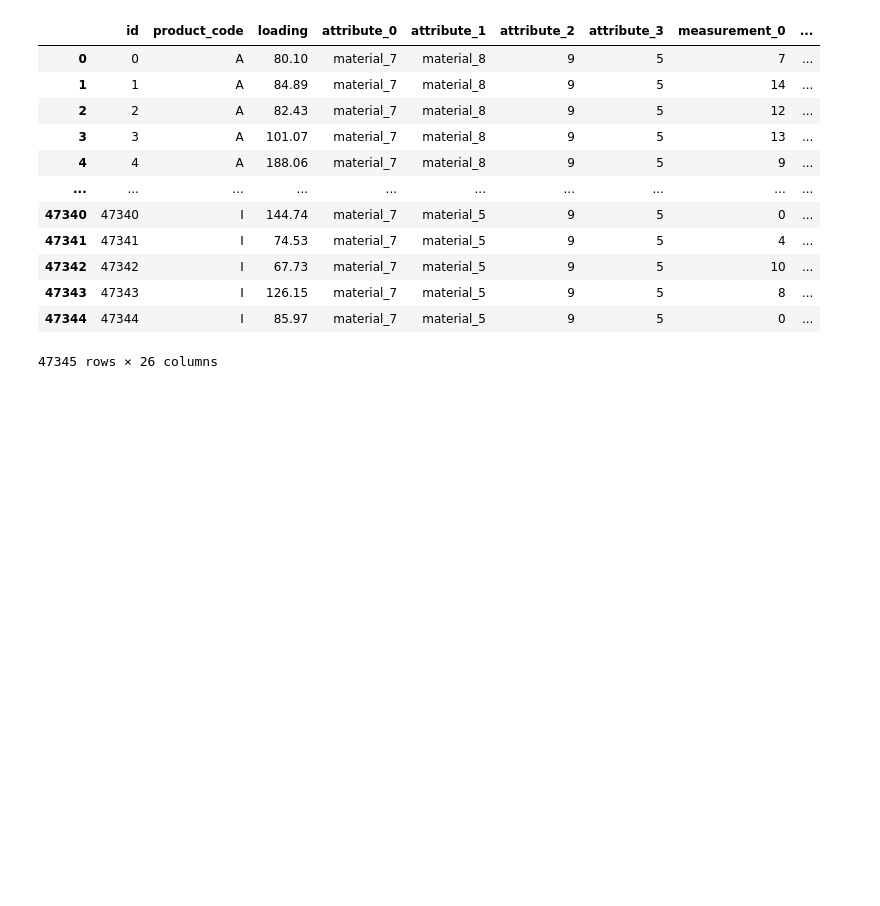
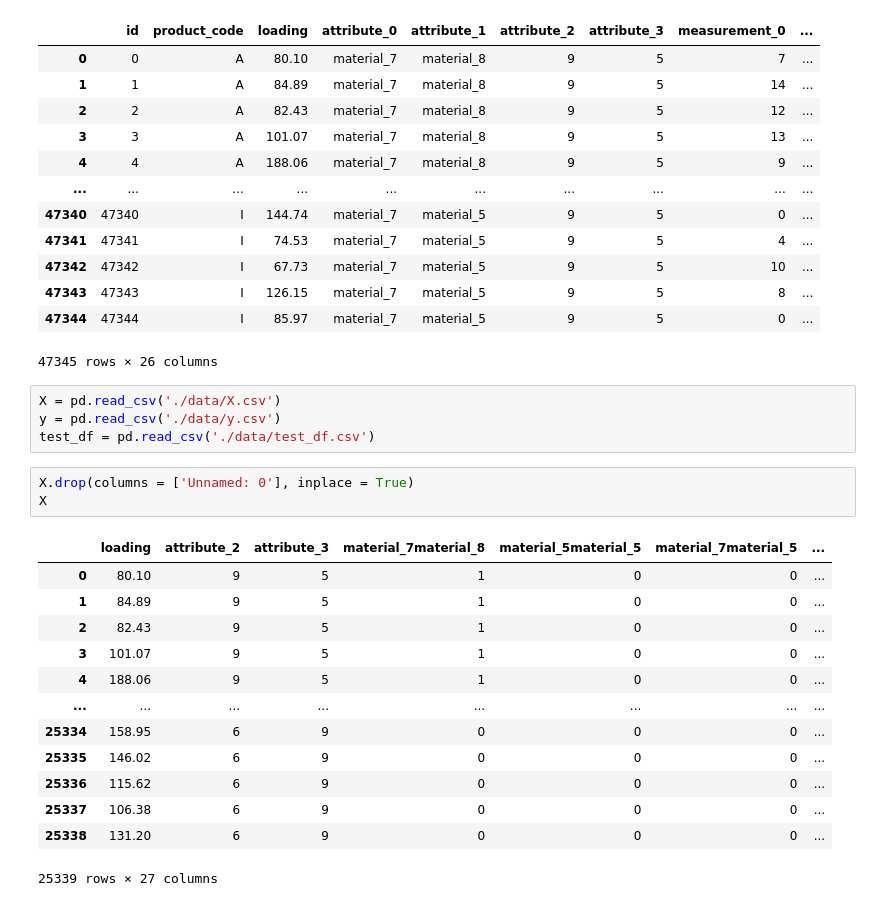
Before and after one commit to sjhh4/Tabular_Playground_Series_Aug_2022, a Jupyter notebook: 20220818.ipynb, the cells around one changed output. Saved outputs shown, nothing was run; the diff lists cells and outputs as text; blank space fills up the shorter version.

```diff
--- a/20220818.ipynb
+++ b/20220818.ipynb
@@ -31,3 +111,24 @@ data
 | 47343 | 47343 | I | 126.15 | material_7 | material_5 | 9 | 5 | 8 | ... |
 | 47344 | 47344 | I | 85.97 | material_7 | material_5 | 9 | 5 | 0 | ... |
 47345 rows × 26 columns
+# %%
+X = pd.read_csv('./data/X.csv')
+y = pd.read_csv('./data/y.csv')
+test_df = pd.read_csv('./data/test_df.csv')
+# %%
+X.drop(columns = ['Unnamed: 0'], inplace = True)
+X
+# %% [output]
+|  | loading | attribute_2 | attribute_3 | material_7material_8 | material_5material_5 | material_7material_5 | ... |
+| 0 | 80.10 | 9 | 5 | 1 | 0 | 0 | ... |
+| 1 | 84.89 | 9 | 5 | 1 | 0 | 0 | ... |
+| 2 | 82.43 | 9 | 5 | 1 | 0 | 0 | ... |
+| 3 | 101.07 | 9 | 5 | 1 | 0 | 0 | ... |
+| 4 | 188.06 | 9 | 5 | 1 | 0 | 0 | ... |
+| ... | ... | ... | ... | ... | ... | ... | ... |
+| 25334 | 158.95 | 6 | 9 | 0 | 0 | 0 | ... |
+| 25335 | 146.02 | 6 | 9 | 0 | 0 | 0 | ... |
+| 25336 | 115.62 | 6 | 9 | 0 | 0 | 0 | ... |
+| 25337 | 106.38 | 6 | 9 | 0 | 0 | 0 | ... |
+| 25338 | 131.20 | 6 | 9 | 0 | 0 | 0 | ... |
+25339 rows × 27 columns
```
Also changed, not shown: parts of 7 cells of this notebook, 4 other files.
